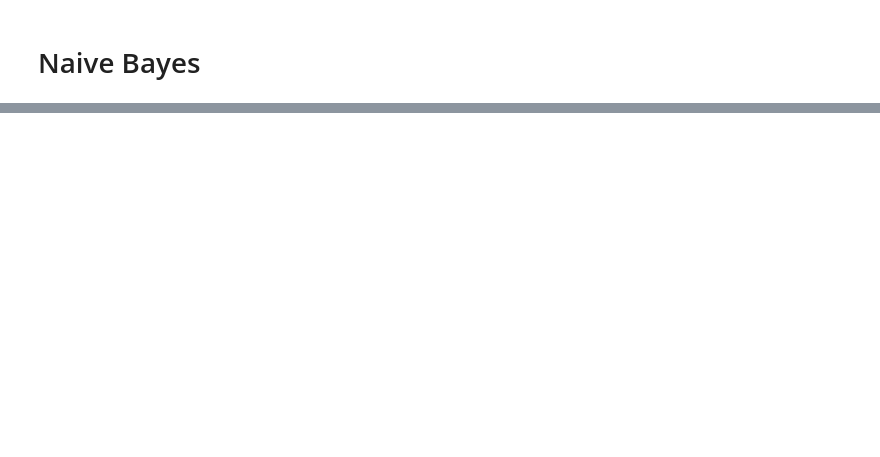
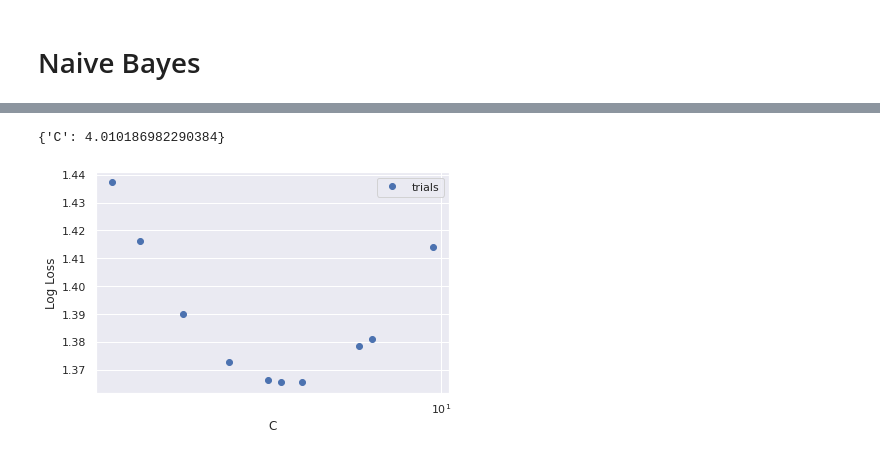
Before and after one commit to LetteraUnica/HuffPost-analysis, a Jupyter notebook: final-project/news_analysis.ipynb, the cells around one changed output, grey strips where cells are left out. Cells and saved outputs as stored; diff of their text form; code cells hidden in the pictures; blank space fills up the shorter version.

```diff
--- a/final-project/news_analysis.ipynb
+++ b/final-project/news_analysis.ipynb
@@ -479,0 +476,25 @@ for epoch in range(10):
+# %%
+import optuna
+from sklearn.metrics import log_loss
+def objective(trial):
+    C = trial.suggest_float('C', 1, 1e1, log=True)
+    tfidf_vectorizer = TfidfVectorizer(lowercase=True,
+                                   min_df=0.0001,
+                                   max_df=0.7,
+                                   sublinear_tf=True,
+                                   strip_accents="unicode",
+                                   ngram_range=(1, 2),
+                                   stop_words="english")
+    logreg = LogisticRegression(n_jobs=4,
+                                max_iter=1000,
+                                solver="saga",
+                                verbose=1,
+                                tol=0.01,
+                                C=C)
+    model = make_model(tfidf_vectorizer, logreg)
+    model.fit(X_train, y_train)
+    clear_output()
+    return log_loss(y_test, model.predict_proba(X_test))
+
+study = optuna.create_study()
+study.optimize(objective, n_trials=10)
@@ -479,0 +503,17 @@ for epoch in range(10):
+# %%
+study.best_params
+values = [trial.values for trial in study.trials]
+params = [trial.params["C"] for trial in study.trials]
+# %% [output]
+{'C': 4.010186982290384}
+# %%
+import seaborn
+seaborn.set_theme("notebook", style="darkgrid")
+pl.loglog(params, values, 'o', label="trials")
+pl.yscale("linear")
+pl.xlabel("C")
+pl.ylabel("Log Loss")
+pl.legend()
+pl.savefig("log_reg_C2.svg")
+# %% [output]
+[figure, added]
```
Also changed, not shown: parts of 58 cells of this notebook, 17 other files.
